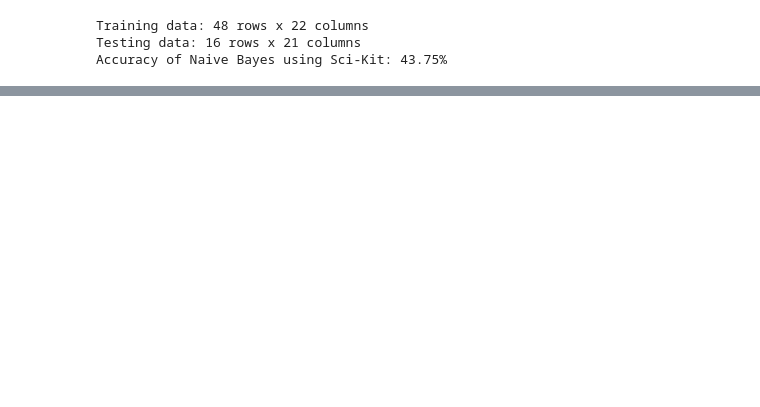
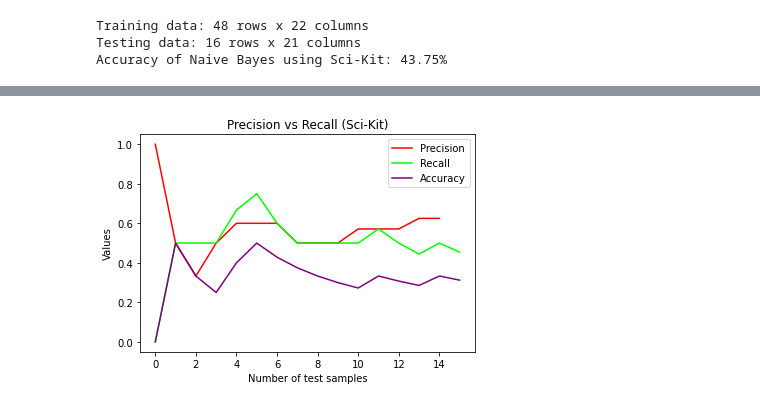
Before and after one commit to rajatjain007/FIFAWorldCupPrediction, a Jupyter notebook: NaiveBayes/phase1.ipynb, the cells around one changed output, grey strips where cells are left out. Drawn from its saved outputs; the diff is of its cells as text; code cells hidden in the pictures; blank space fills up the shorter version.

Commit message:
Precision v/s Recall

```diff
--- a/NaiveBayes/phase1.ipynb
+++ b/NaiveBayes/phase1.ipynb
@@ -47,3 +46,75 @@ print("Accuracy of Naive Bayes using Sci-Kit: {}%".format(model.score(featuresTe
 Training data: 176 rows x 22 columns
 Testing data: 16 rows x 21 columns
 Accuracy of Naive Bayes using Sci-Kit: 43.75%
+# %%
+# Precision and Recall
+def precisionAndRecall(predictedValues):
+    actualValues = [1,1,0,0,1,1,1,1,0,0,0,1,1,1,1,1]
+    truePositives = 0
+    trueNegatives = 0
+    falsePositives = 0
+    falseNegatives = 0
+    precision = []
+    recall = []
+    accuracy = []
+
+    for index in range(len(predictedValues)):
+        if(predictedValues[index]==1 and actualValues[index]==1):
+            truePositives += 1
+            if(truePositives+falseNegatives!=0):
+                calculatedRecall = truePositives/(truePositives+falseNegatives)
+                recall.append(calculatedRecall)
+            if(truePositives+falsePositives!=0):
+                calculatedPrecision = truePositives/(truePositives+falsePositives)
+                precision.append(calculatedPrecision)
+            if(truePositives+trueNegatives+falseNegatives+falsePositives!=0):
+                accuracy.append(truePositives/(truePositives+trueNegatives+falseNegatives+falsePositives))
+
+        if(predictedValues[index]==1 and actualValues[index]==0):
+            falsePositives += 1
+            if(truePositives+falseNegatives!=0):
+                calculatedRecall = truePositives/(truePositives+falseNegatives)
+                recall.append(calculatedRecall)
+            if(truePositives+falsePositives!=0):
+                calculatedPrecision = truePositives/(truePositives+falsePositives)
+                precision.append(calculatedPrecision)
+            if(truePositives+trueNegatives+falseNegatives+falsePositives!=0):
+                accuracy.append(truePositives/(truePositives+trueNegatives+falseNegatives+falsePositives))
+
+        if(predictedValues[index]==0 and actualValues[index]==0):
+            trueNegatives += 1
+            if(truePositives+falseNegatives!=0):
+                calculatedRecall = truePositives/(truePositives+falseNegatives)
+                recall.append(calculatedRecall)
+            if(truePositives+falsePositives!=0):
+                calculatedPrecision = truePositives/(truePositives+falsePositives)
+                precision.append(calculatedPrecision)
+            if(truePositives+trueNegatives+falseNegatives+falsePositives!=0):
+                accuracy.append(truePositives/(truePositives+trueNegatives+falseNegatives+falsePositives))
+
+        if(predictedValues[index]==0 and actualValues[index]==1):
+            falseNegatives += 1
+            if(truePositives+falseNegatives!=0):
+                calculatedRecall = truePositives/(truePositives+falseNegatives)
+                recall.append(calculatedRecall)
+            if(truePositives+falsePositives!=0):
+                calculatedPrecision = truePositives/(truePositives+falsePositives)
+                precision.append(calculatedPrecision)
+            if(truePositives+trueNegatives+falseNegatives+falsePositives!=0):
+                accuracy.append(truePositives/(truePositives+trueNegatives+falseNegatives+falsePositives))
+
+    return precision,recall,accuracy
+
+precision, recall,accuracy = precisionAndRecall(model.predict(featuresTest))
+
+plt.title("Precision vs Recall (Sci-Kit)")
+plt.xlabel("Number of test samples")
+plt.ylabel("Values")
+plt.plot(precision,color = "red", label = "Precision")
+plt.plot(recall,color = "lime", label = "Recall")
+plt.plot(accuracy,color = "purple", label = "Accuracy")
+
+plt.legend()
+plt.show()
+# %% [output]
+[figure, added]
```
Also changed, not shown: parts of 1 cell of this notebook, 1 other file.
